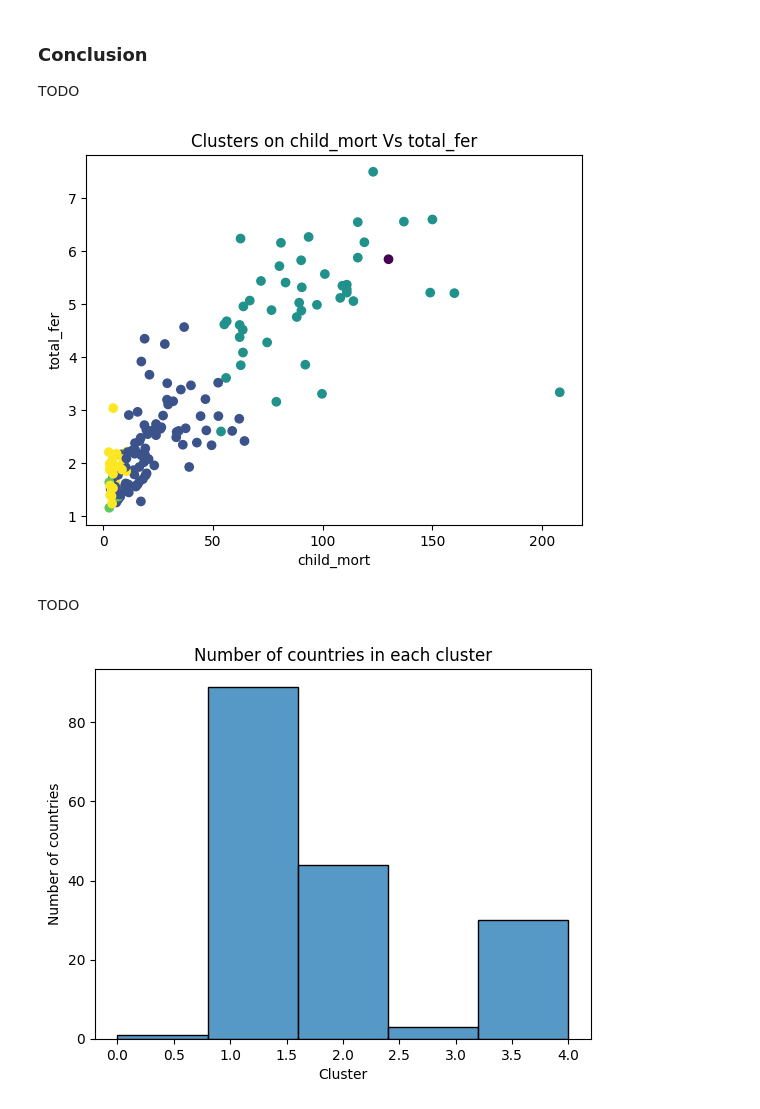
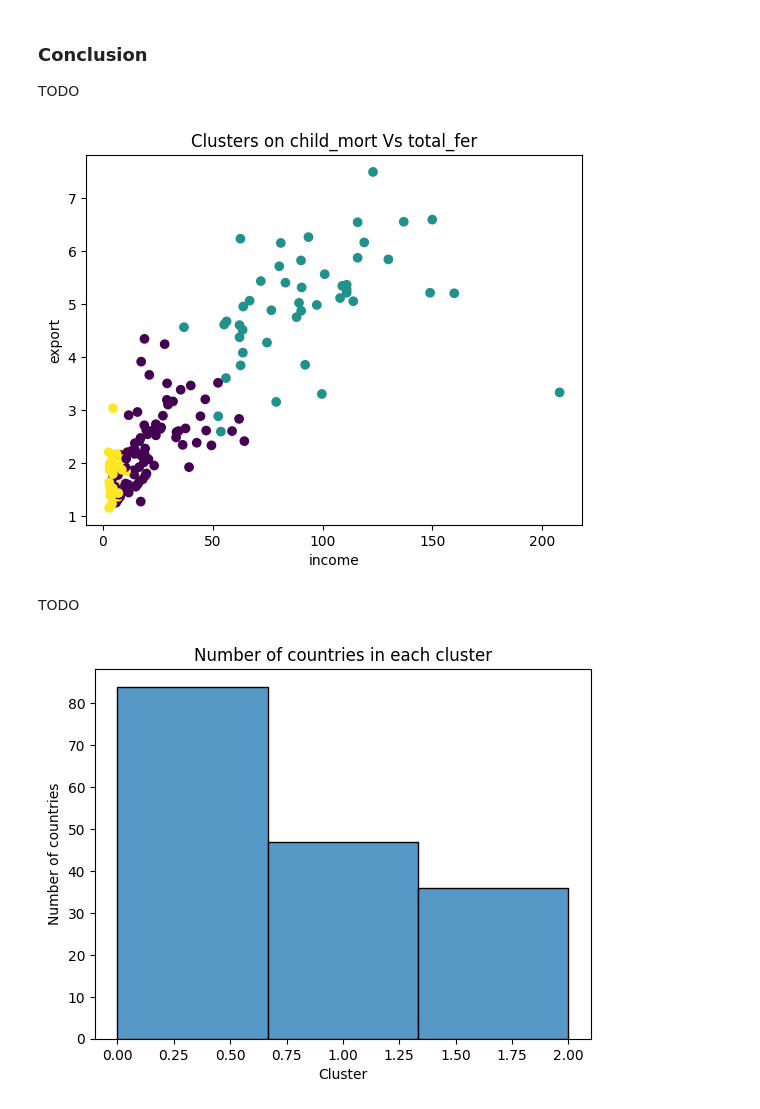
Before and after one commit to gdsai4903/COMP3705-Unsupervised-Machine-Learning, a Jupyter notebook: Assignment 1/Assignment 1.ipynb, the cells around one changed output. Saved outputs shown, nothing was run; the diff lists cells and outputs as text; code cells hidden in the pictures.

```diff
--- a/Assignment 1/Assignment 1.ipynb
+++ b/Assignment 1/Assignment 1.ipynb
@@ -173,7 +173,7 @@ scaler = StandardScaler()
 scaler.fit(df)
 
 # Transform the data and store in new DataFrame
-df_scaled = pd.DataFrame(scaler.transform(df))
+df_scaled = pd.DataFrame(scaler.transform(df), columns=df.columns)
 # %%
 df_scaled.head()
 # %% [output]
@@ -232,15 +224,15 @@ plt.show()
 ### Conclusion
 TODO
 # %%
-chosen_n_cluster = 5
+chosen_n_cluster = 3
 # %%
 plt.scatter(df['child_mort'], df['total_fer'], c=cluster_runs[chosen_n_cluster], label=range(5))
 plt.title("Clusters on child_mort Vs total_fer")
-plt.xlabel("child_mort")
-plt.ylabel("total_fer")
+plt.xlabel("income")
+plt.ylabel("export")
 plt.show()
 # %% [output]
-[figure, old version]
+[figure, new version]
 # %% [markdown]
 TODO
 # %%
@@ -251,4 +243,4 @@ plt.xlabel("Cluster")
 plt.ylabel("Number of countries")
 plt.show()
 # %% [output]
-[figure, old version]
+[figure, new version]
```
Also changed, not shown: parts of 7 cells of this notebook.
